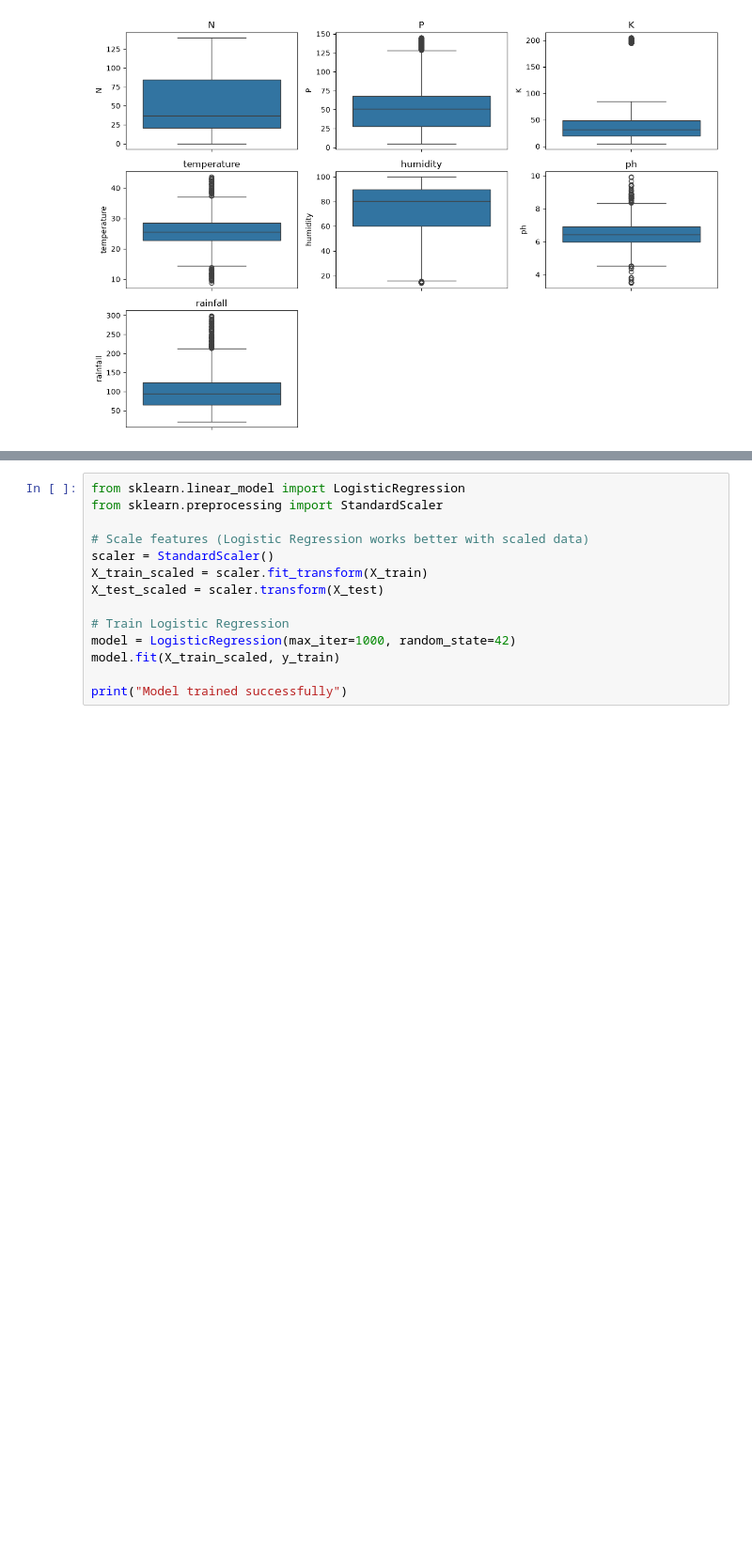
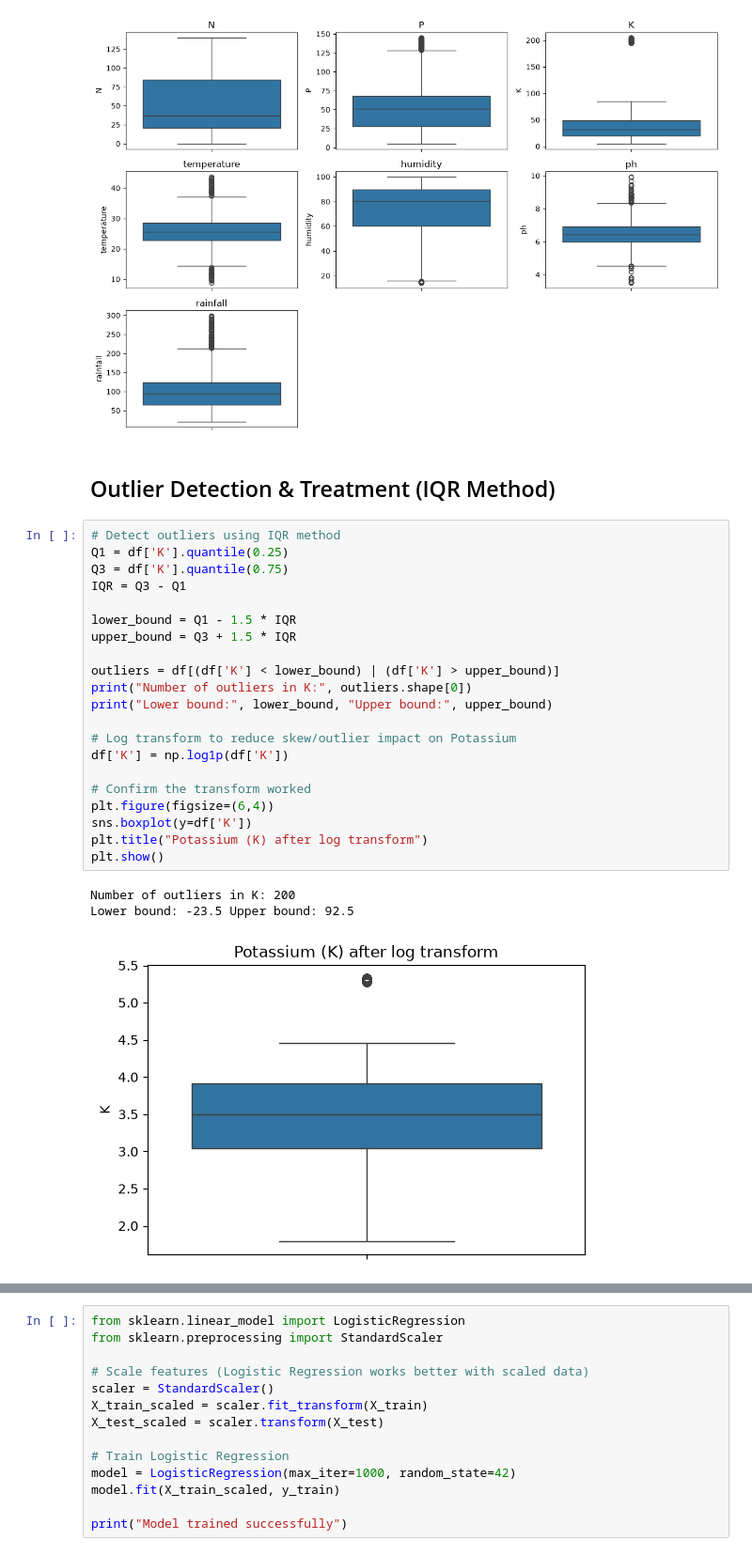
Before and after one commit to sriramakanthpendikatla/OptiCrop, a Jupyter notebook: notebook/OptiCrop_Model.ipynb, the cells around one changed output, grey strips where cells are left out. Shown at 94% size. Drawn from its saved outputs; the diff is of its cells as text; blank space fills up the shorter version.

```diff
--- a/notebook/OptiCrop_Model.ipynb
+++ b/notebook/OptiCrop_Model.ipynb
@@ -107,3 +107,30 @@ plt.tight_layout()
 plt.show()
 # %% [output]
 [figure]
+# %% [markdown]
+## Outlier Detection & Treatment (IQR Method)
+# %%
+# Detect outliers using IQR method
+Q1 = df['K'].quantile(0.25)
+Q3 = df['K'].quantile(0.75)
+IQR = Q3 - Q1
+
+lower_bound = Q1 - 1.5 * IQR
+upper_bound = Q3 + 1.5 * IQR
+
+outliers = df[(df['K'] < lower_bound) | (df['K'] > upper_bound)]
+print("Number of outliers in K:", outliers.shape[0])
+print("Lower bound:", lower_bound, "Upper bound:", upper_bound)
+
+# Log transform to reduce skew/outlier impact on Potassium
+df['K'] = np.log1p(df['K'])
+
+# Confirm the transform worked
+plt.figure(figsize=(6,4))
+sns.boxplot(y=df['K'])
+plt.title("Potassium (K) after log transform")
+plt.show()
+# %% [output]
+Number of outliers in K: 200
+Lower bound: -23.5 Upper bound: 92.5
+[figure, added]
```
Also changed, not shown: parts of 15 cells of this notebook, 2 other files.
